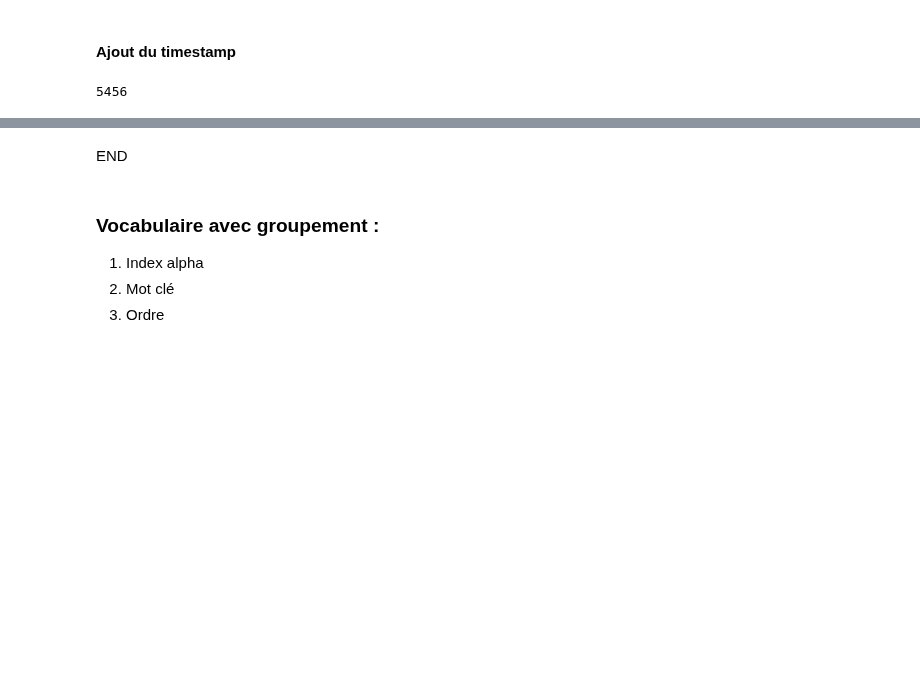
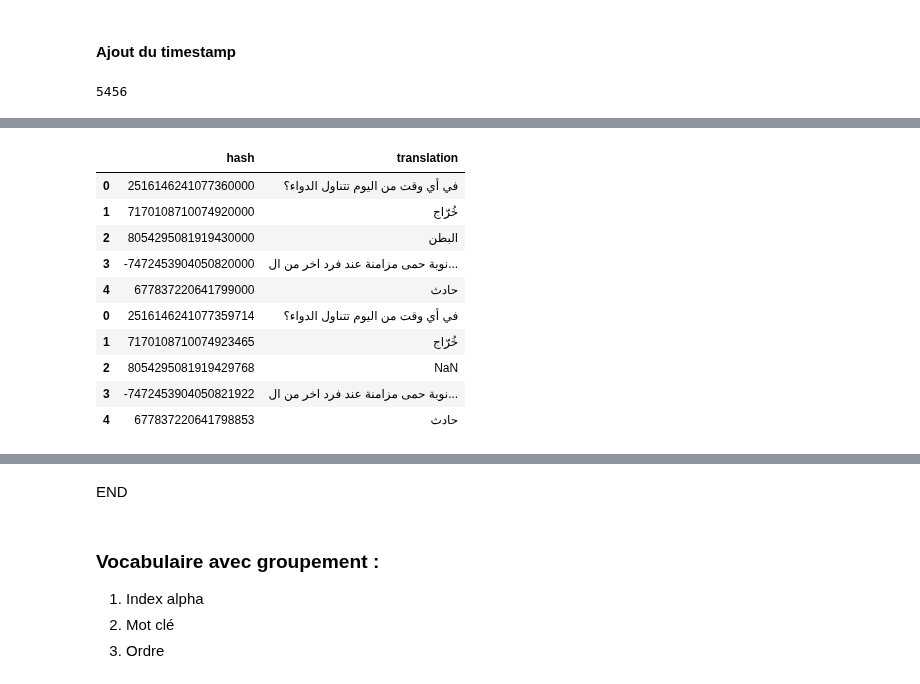
Before and after one commit to gretiere545/corpus, a Jupyter notebook: corpus_sync_airtable.ipynb, the cells around one changed output, grey strips where cells are left out. Drawn from its saved outputs; the diff is of its cells as text; code cells hidden in the pictures; blank space fills up the shorter version.

```diff
--- a/corpus_sync_airtable.ipynb
+++ b/corpus_sync_airtable.ipynb
@@ -353,0 +357,3 @@ df_local = pd.DataFrame(data_t_corpus[1:], columns=data_t_corpus[0]).drop_duplic
+# %%
+d1 = df_local[["hash","translation"]].head(5)
+d2 = df2[["hash","translation"]].head(5)
@@ -353,0 +369,16 @@ df_local = pd.DataFrame(data_t_corpus[1:], columns=data_t_corpus[0]).drop_duplic
+# %%
+df_diff = pd.concat([d1,d2]).drop_duplicates(keep="last")
+# %%
+df_diff
+# %% [output]
+|  | hash | translation |
+| 0 | 2516146241077360000 | في أي وقت من اليوم تتناول الدواء؟ |
+| 1 | 7170108710074920000 | خُرّاج |
+| 2 | 8054295081919430000 | البطن |
+| 3 | -7472453904050820000 | نوبة حمى مزامنة عند فرد اخر من ال... |
+| 4 | 677837220641799000 | حادث |
+| 0 | 2516146241077359714 | في أي وقت من اليوم تتناول الدواء؟ |
+| 1 | 7170108710074923465 | خُرّاج |
+| 2 | 8054295081919429768 | NaN |
+| 3 | -7472453904050821922 | نوبة حمى مزامنة عند فرد اخر من ال... |
+| 4 | 677837220641798853 | حادث |
```
Also changed, not shown: parts of 22 cells of this notebook.
